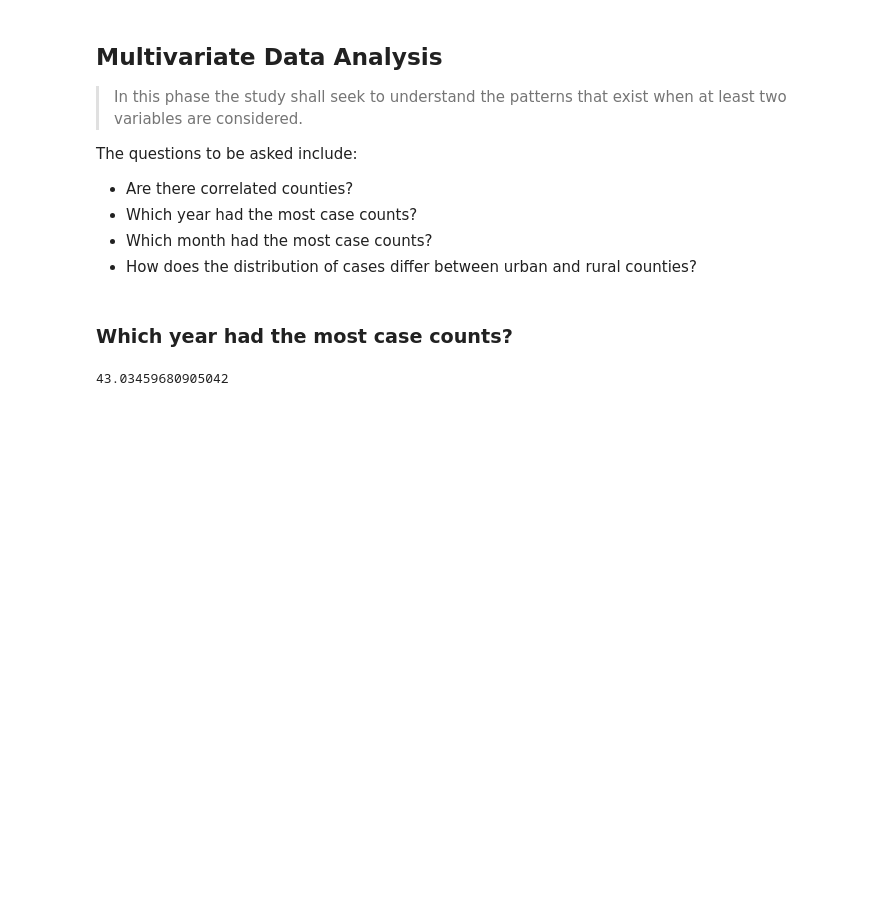
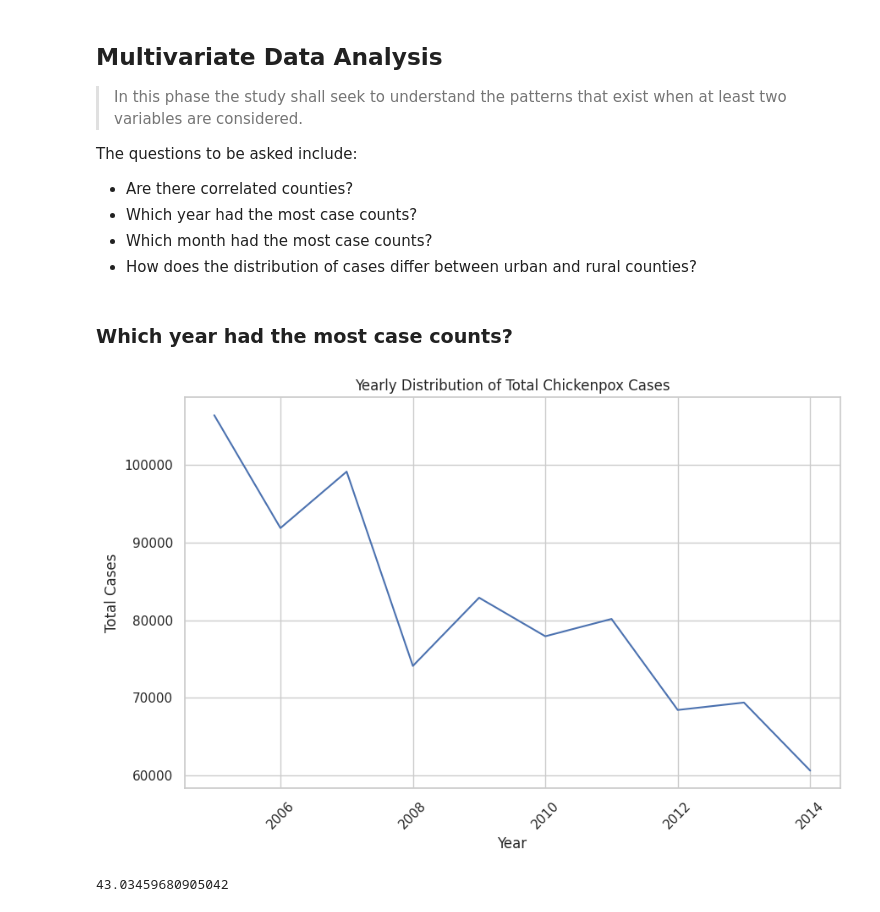
Before and after one commit to teofizzy/chicken_pox_case_count_prediction, a Jupyter notebook: teofilo/index.ipynb, the cells around one changed output. Drawn from its saved outputs; the diff is of its cells as text; code cells hidden in the pictures; blank space fills up the shorter version.

```diff
--- a/teofilo/index.ipynb
+++ b/teofilo/index.ipynb
@@ -528,6 +528,30 @@ fig.update_layout(
 
 # Show the plot
 fig.show()
+# %%
+# Aggregate the data on a yearly basis
+yearly_totals = chickenpox_df.groupby('Year').sum().sum(axis=1)
+
+# Create a dataframe with the yearly totals
+yearly_totals_df = pd.DataFrame({'Year': yearly_totals.index, 'Total Cases': yearly_totals.values})
+
+# Plot the line plot using Seaborn
+sns.set(style='whitegrid')
+plt.figure(figsize=(10, 6))
+sns.lineplot(data=yearly_totals_df, x='Year', y='Total Cases')
+
+# Set plot title and labels
+plt.title('Yearly Distribution of Total Chickenpox Cases')
+plt.xlabel('Year')
+plt.ylabel('Total Cases')
+
+# Rotate x-axis labels for better readability
+plt.xticks(rotation=45)
+
+# Display the plot
+plt.show()
+# %% [output]
+[figure, added]
 # %%
 # Calculate the national total weekly mean case count
 national_mean_cases = chickenpox_df['National_Total'].mean()
```
